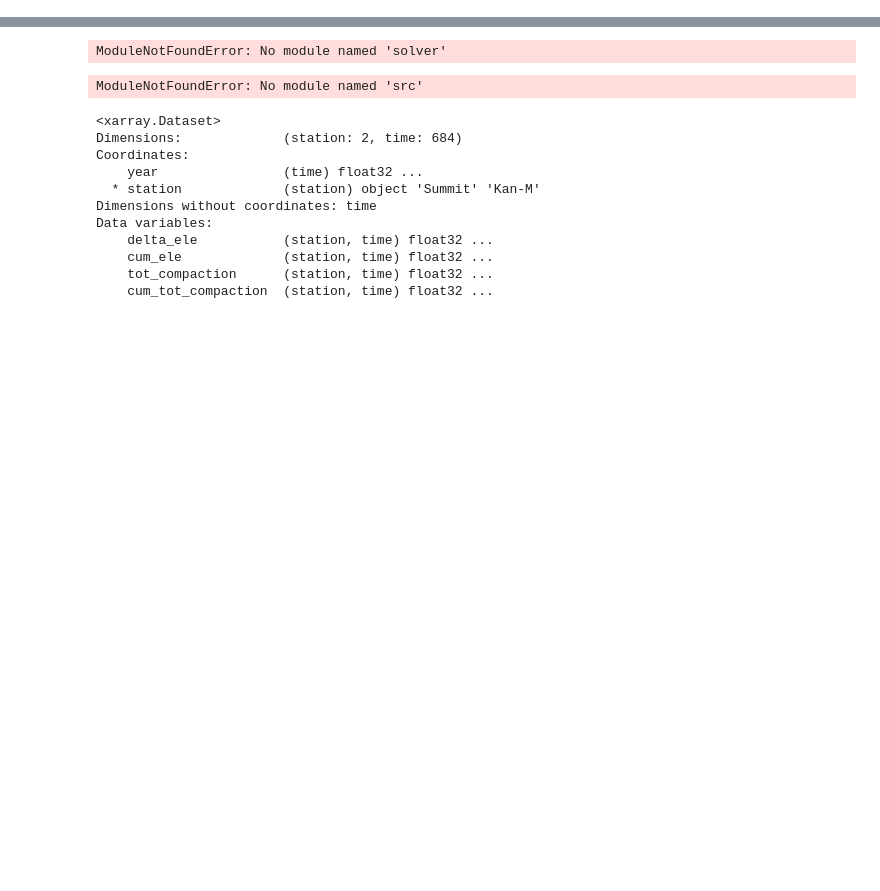
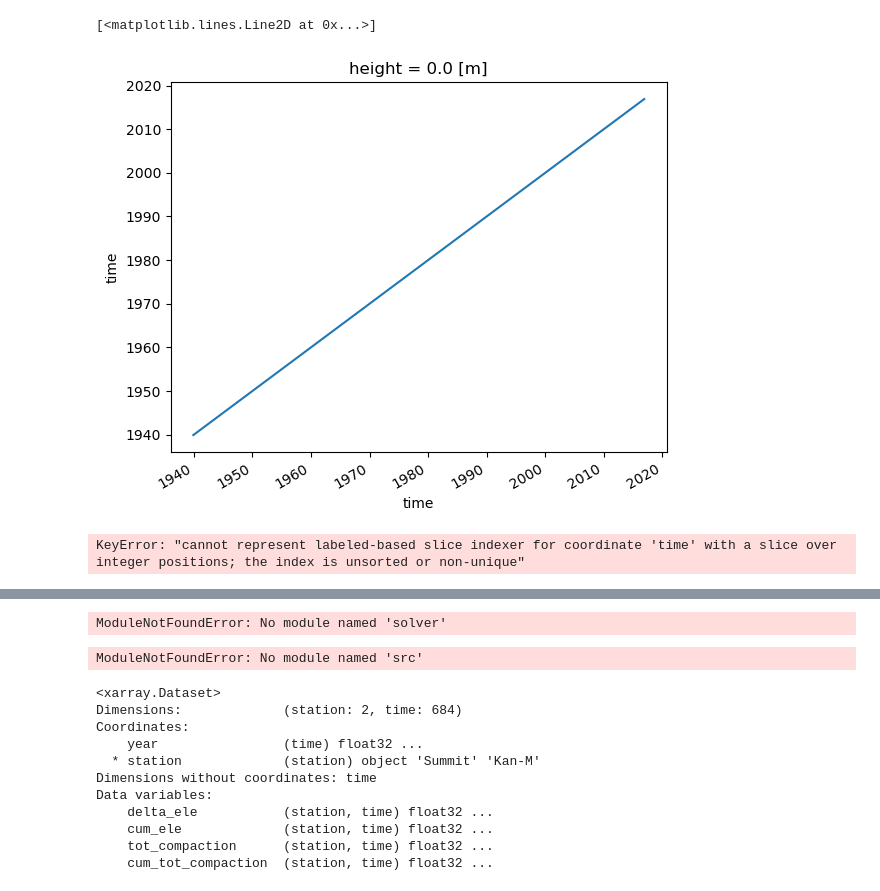
Before and after one commit to Jez-Carter/CommunityFirnModel, a Jupyter notebook: CFM_Lancaster/scripts/Dev.ipynb, the cells around one changed output, grey strips where cells are left out. Cells and saved outputs as stored; diff of their text form; code cells hidden in the pictures; blank space fills up the shorter version.

```diff
--- a/CFM_Lancaster/scripts/Dev.ipynb
+++ b/CFM_Lancaster/scripts/Dev.ipynb
@@ -0,0 +106,9 @@
+# %%
+ds.time.plot()
+# %% [output]
+[<matplotlib.lines.Line2D at 0x...>]
+[figure, added]
+# %%
+ds = ds.sel(time=slice(start_time,end_time))
+# %% [output]
+KeyError: "cannot represent labeled-based slice indexer for coordinate 'time' with a slice over integer positions; the index is unsorted or non-unique"
```
Also changed, not shown: parts of 21 cells of this notebook, 12 other files.
